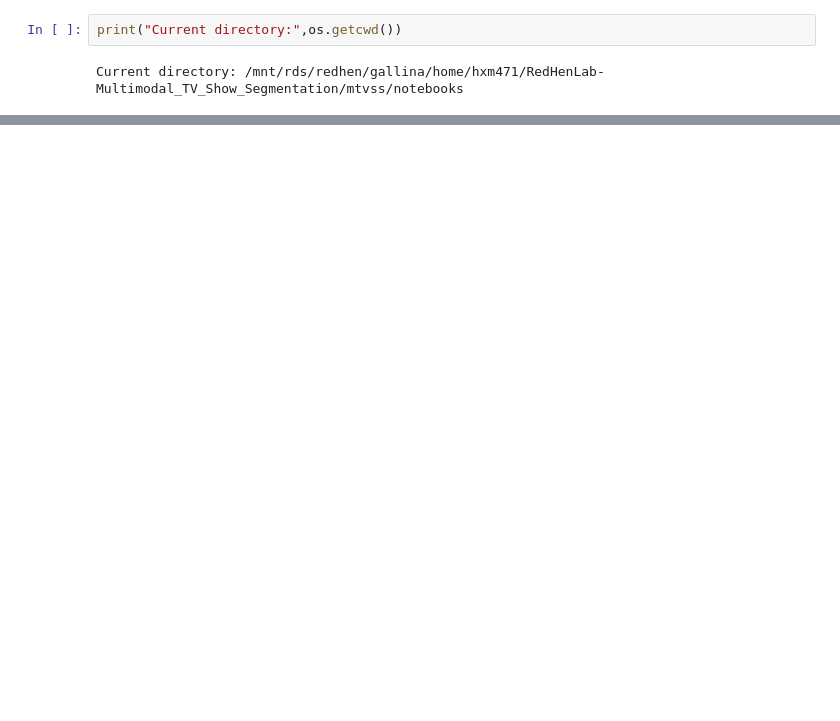
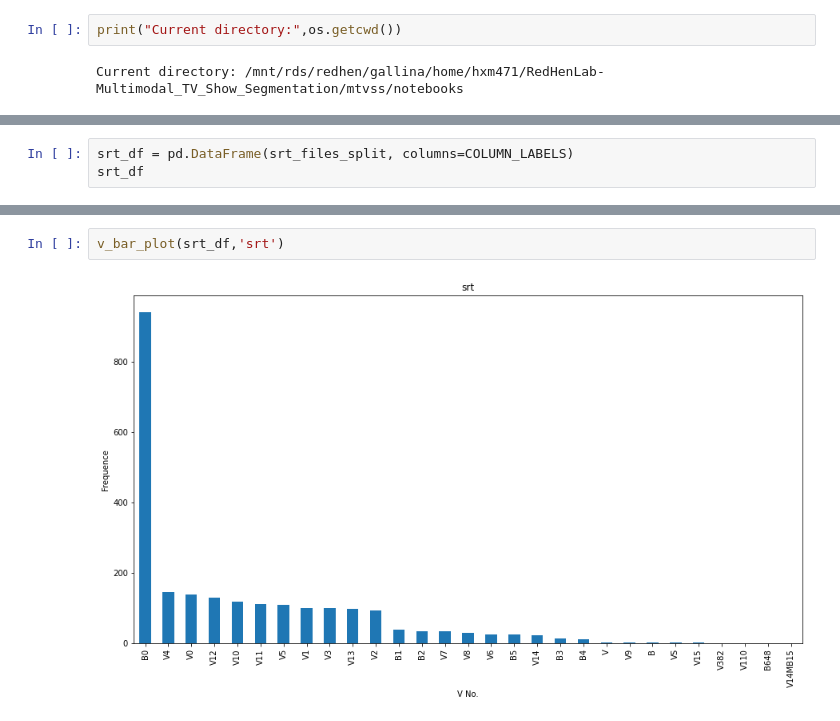
Before and after one commit to Harsh188/GSoC-RedHenLab-MTVSS-2022, a Jupyter notebook: mtvss/notebooks/EDA.ipynb, the cells around one changed output, grey strips where cells are left out. Drawn from its saved outputs; the diff is of its cells as text; blank space fills up the shorter version.

```diff
--- a/mtvss/notebooks/EDA.ipynb
+++ b/mtvss/notebooks/EDA.ipynb
@@ -63,0 +164,3 @@ for file in mp4_files:
+# %%
+srt_df = pd.DataFrame(srt_files_split, columns=COLUMN_LABELS)
+srt_df
@@ -63,0 +210,4 @@ for file in mp4_files:
+# %%
+v_bar_plot(srt_df,'srt')
+# %% [output]
+[figure, added]
```
Also changed, not shown: parts of 23 cells of this notebook.
